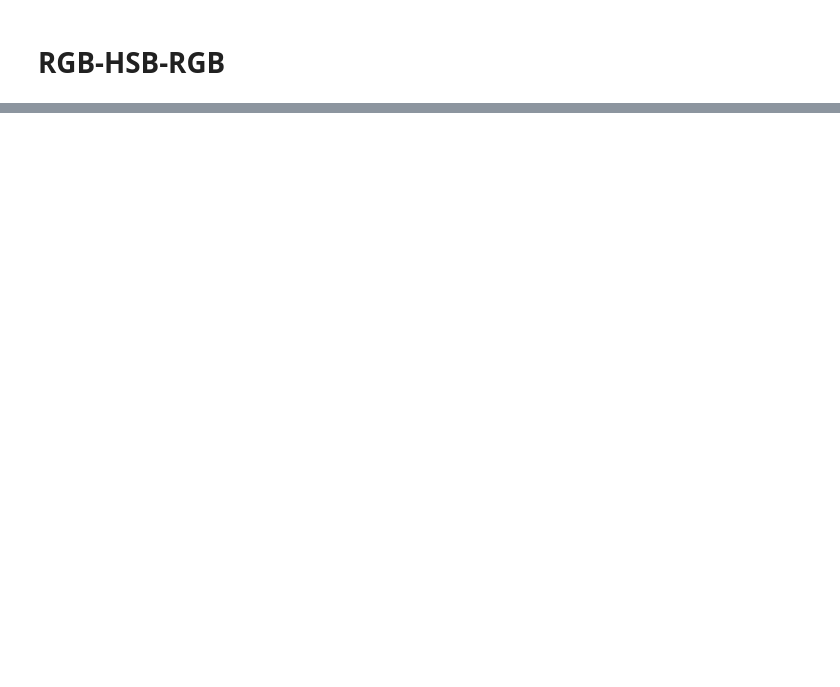
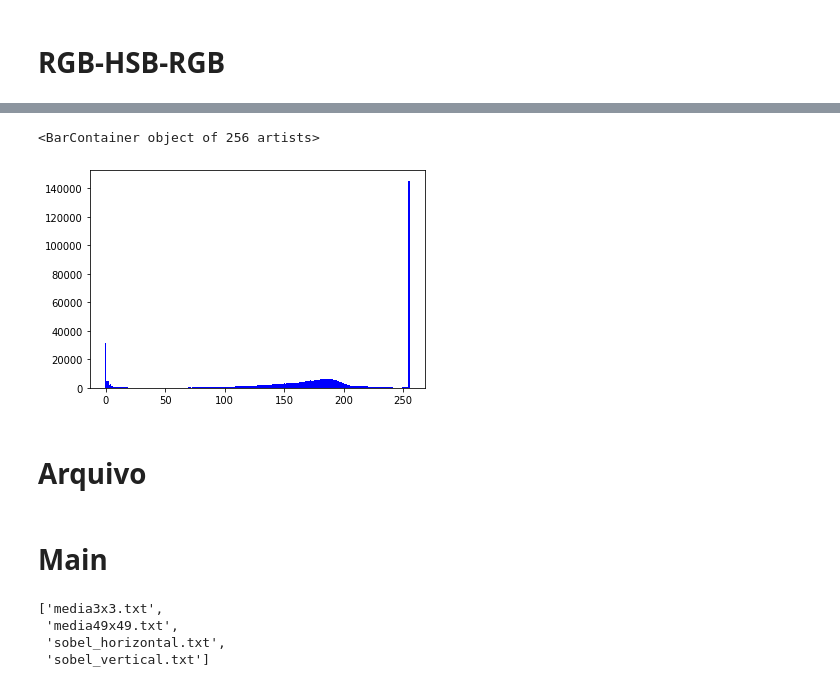
Before and after one commit to Alexandreprog/Digital-Image-Processing, a Jupyter notebook: PDI.ipynb, the cells around one changed output, grey strips where cells are left out. Drawn from its saved outputs; the diff is of its cells as text; code cells hidden in the pictures; blank space fills up the shorter version.

```diff
--- a/PDI.ipynb
+++ b/PDI.ipynb
@@ -427,0 +571,23 @@ plt.imshow(image_arr)
+# %%
+def expansion_histogram(image_array):
+  flat_image = image_array.flatten()
+  flat_image.sort()
+
+  L = 256
+
+  r_max = flat_image[len(flat_image) - 1]
+  r_min = flat_image[0]
+
+  counted = Counter(flat_image)
+
+  keys = counted.keys()
+
+  values = {}
+
+  for r in keys:
+
+    values[r] = round(((counted[r] - r_min) / (r_max - r_min)) * (L - 1))
+
+  print(f'Expansão: {values}')
+
+  return flat_image
@@ -427,0 +614,7 @@ plt.imshow(image_arr)
+# %%
+plt.bar(expansion.keys(), expansion.values(), 1.0, color='b')
+# %% [output]
+<BarContainer object of 256 artists>
+[figure, added]
+# %% [markdown]
+# **Arquivo**
@@ -427,0 +652,11 @@ plt.imshow(image_arr)
+# %% [markdown]
+# **Main**
+# %%
+os.chdir('/content/Drive/MyDrive/PDI/Masks') # Acessa o diretório da imagem
+os.getcwd() # Retorna o diretório atual
+os.listdir() # Lista os arquivos do diretório
+# %% [output]
+['media3x3.txt',
+ 'media49x49.txt',
+ 'sobel_horizontal.txt',
+ 'sobel_vertical.txt']
```
Also changed, not shown: parts of 34 cells of this notebook.
